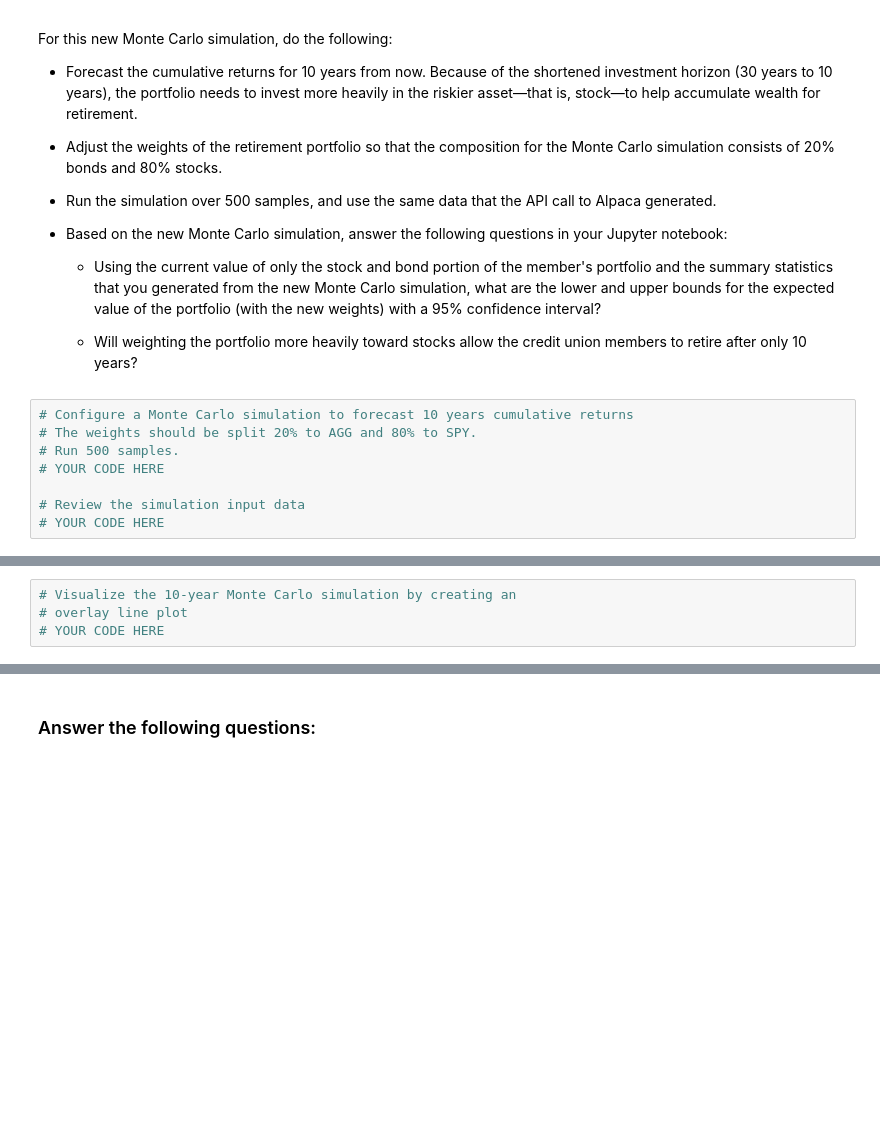
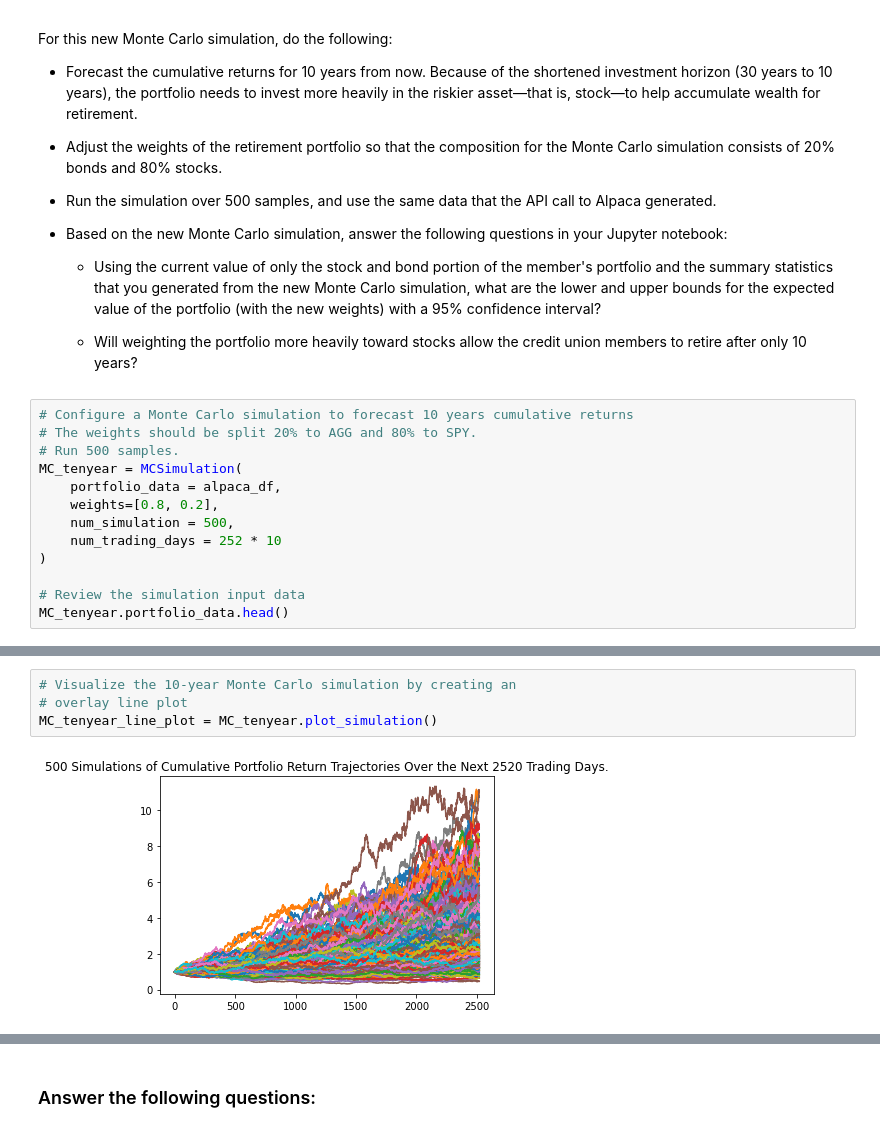
Before and after one commit to smruthid/FinancialAnalysisPlanner, a Jupyter notebook: financial_planning_tools.ipynb, the cells around one changed output, grey strips where cells are left out. Saved outputs shown, nothing was run; the diff lists cells and outputs as text; blank space fills up the shorter version.

```diff
--- a/financial_planning_tools.ipynb
+++ b/financial_planning_tools.ipynb
@@ -511,7 +598,12 @@ For this new Monte Carlo simulation, do the following:
 # Configure a Monte Carlo simulation to forecast 10 years cumulative returns
 # The weights should be split 20% to AGG and 80% to SPY.
 # Run 500 samples.
-# YOUR CODE HERE
+MC_tenyear = MCSimulation(
+    portfolio_data = alpaca_df,
+    weights=[0.8, 0.2],
+    num_simulation = 500,
+    num_trading_days = 252 * 10
+)
 
 # Review the simulation input data
-# YOUR CODE HERE
+MC_tenyear.portfolio_data.head()
@@ -521,7 +647,9 @@ For this new Monte Carlo simulation, do the following:
 # %%
 # Visualize the 10-year Monte Carlo simulation by creating an
 # overlay line plot
-# YOUR CODE HERE
+MC_tenyear_line_plot = MC_tenyear.plot_simulation()
+# %% [output]
+[figure, added]
 # %%
 # Visualize the probability distribution of the 10-year Monte Carlo simulation
 # by plotting a histogram
```
Also changed, not shown: parts of 26 cells of this notebook.
